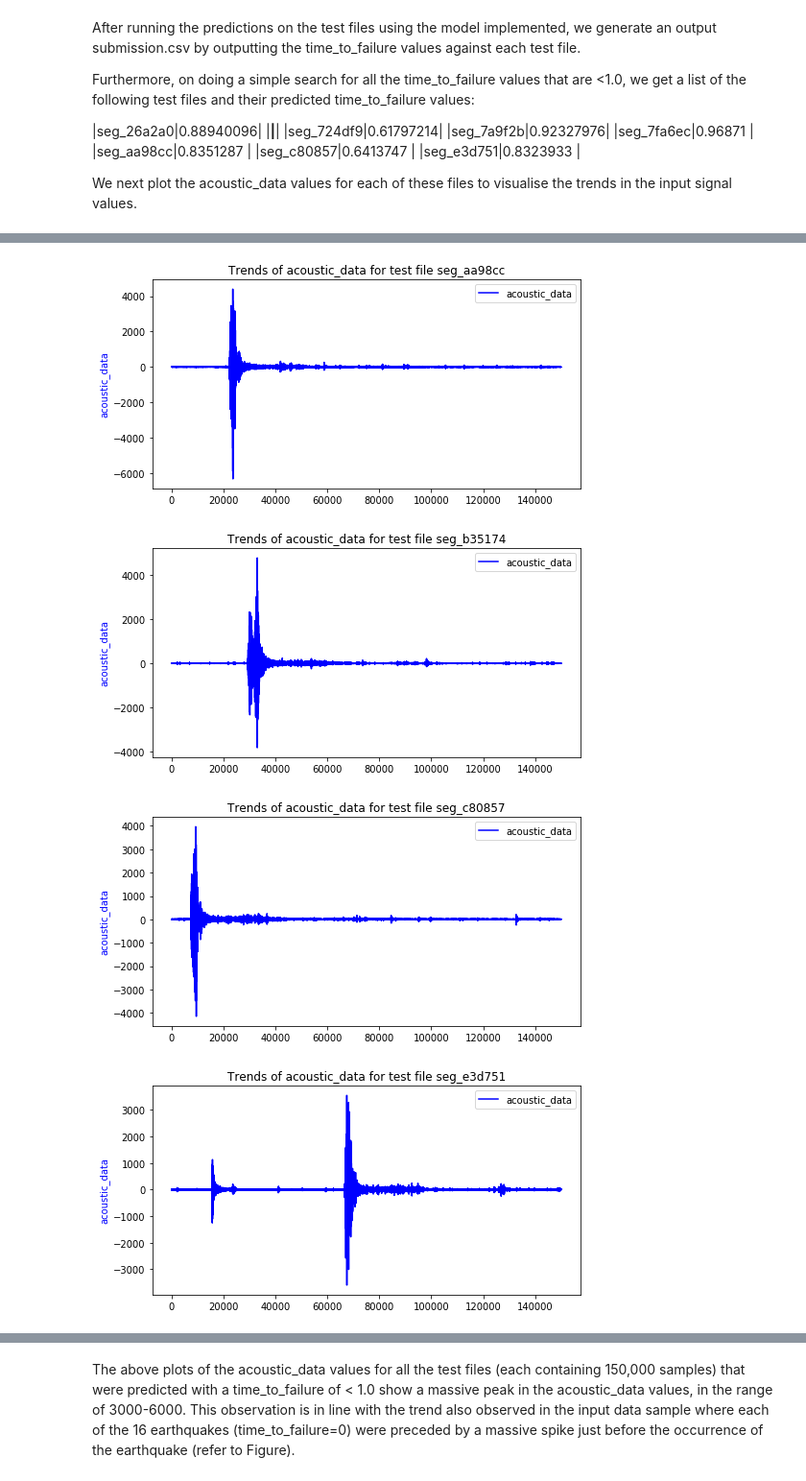
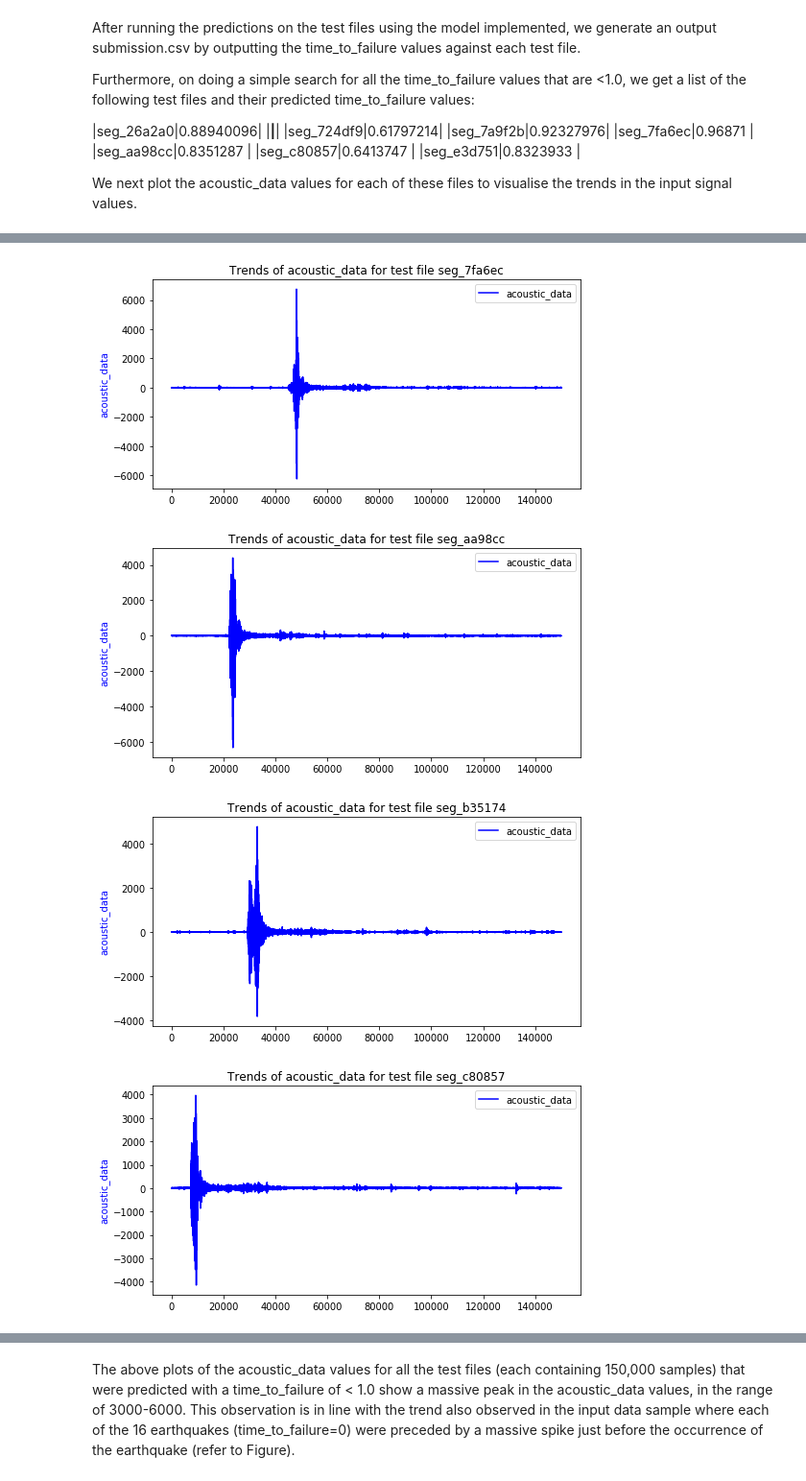
Before and after one commit to murtaza777/udml-capstone, a Jupyter notebook: FinalProject.ipynb, the cells around one changed output, grey strips where cells are left out. Shown at 96% size. Saved outputs shown, nothing was run; the diff lists cells and outputs as text; code cells hidden in the pictures.

```diff
--- a/FinalProject.ipynb
+++ b/FinalProject.ipynb
@@ -128,6 +142,6 @@ Dimensions of the first test file: (150000, 1)
 # %% [markdown]
 Finally, we also need to check the submission file which needs to be populated with our predictions.
 # %%
-submission = pd.read_csv("../input/sample_submission.csv", dtype={"time_to_failure": np.float32})
+submission = pd.read_csv("../input/sample_submission.csv", index_col='seg_id', dtype={"time_to_failure": np.float32})
 submission.head()
 # %% [output]
@@ -293,7 +312,7 @@ X_train_array = np.reshape(X_train, (X_train.shape[0], X_train.shape[1], 1))
 y_train_array = np.reshape(y_train, (y_train.shape[0], y_train.shape[1], 1))
 
 # model.compile(loss="mean_squared_error", optimizer="rmsprop", metrics=["mse"])
-model.compile(loss="mean_absolute_error", optimizer="rmsprop", metrics=["mae"])
+model.compile(loss="mean_absolute_error", optimizer="adam", metrics=["mae", "mse"])
 
 checkpointer = ModelCheckpoint("model.weights.hdf5", save_best_only=True, verbose=1)
 
@@ -461,11 +481,11 @@ We next plot the acoustic_data values for each of these files to visualise the t
 # %%
 possible_eq = submission.loc[submission["time_to_failure"] < 1.0]
 print(possible_eq)
-segments = possible_eq["seg_id"]
-print(segments)
+print(type(possible_eq))
+print(possible_eq.columns)
 # segments = ["seg_26a2a0", "seg_724df9", "seg_7a9f2b", "seg_7fa6ec", "seg_aa98cc", "seg_b35174", "seg_c80857", "seg_e3d751"]
 
-for seg_id in segments:
+for seg_id in possible_eq.index:
     print(seg_id)
     seg = pd.read_csv('../input/test/' + seg_id + '.csv')
     fig, ax1 = plt.subplots(figsize=(8, 4))
@@ -493,10 +511,10 @@ seg_724df9
 seg_aa98cc
 seg_b35174
 seg_c80857
 seg_e3d751
 [figure]
 [figure]
-[figure, old version]
+[figure, new version]
-[figure, old version]
+[figure, new version]
-[figure, old version]
+[figure, new version]
-[figure, old version]
+[figure, new version]
```
Also changed, not shown: parts of 14 cells of this notebook.
